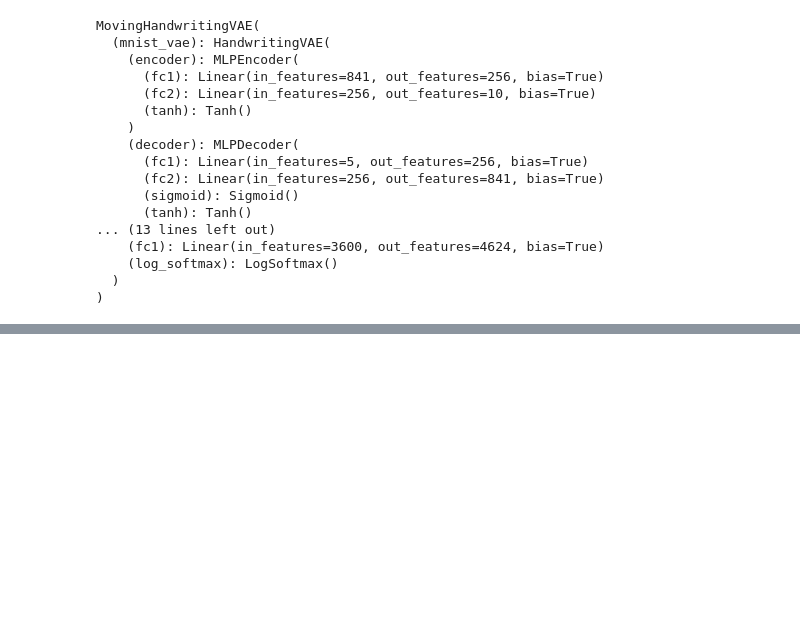
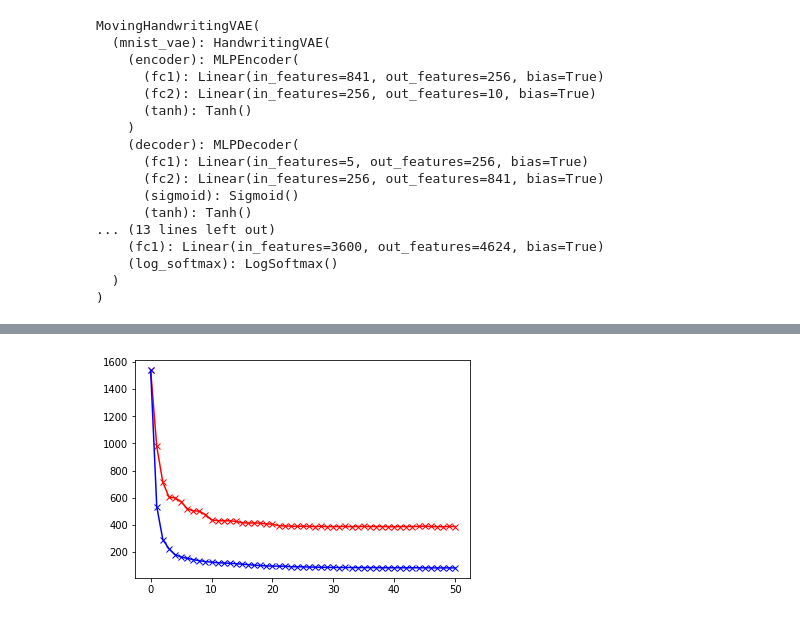
Before and after one commit to Runjing-Liu120/RaoBlackwellizedSGD, a Jupyter notebook: experiments/moving_mnist/MovingMnist_results.ipynb, the cells around one changed output, grey strips where cells are left out. Drawn from its saved outputs; the diff is of its cells as text; code cells hidden in the pictures; blank space fills up the shorter version.

```diff
--- a/experiments/moving_mnist/MovingMnist_results.ipynb
+++ b/experiments/moving_mnist/MovingMnist_results.ipynb
@@ -120,0 +121,9 @@ for i in range(0, 5):
+# %%
+batch_losses = np.load('./mnist_vae_results/moving_mnist_vae_warm_start_attn_only_batch_losses.npy')
+# %%
+batch_losses_rb = np.load('./mnist_vae_results/moving_mnist_vae_warm_start_attn_only_topk5_batch_losses.npy')
+# %%
+plt.plot(batch_losses, 'r-x');
+plt.plot(batch_losses_rb, 'b-x');
+# %% [output]
+[figure, added]
```
Also changed, not shown: parts of 2 cells of this notebook, 4 other files.
